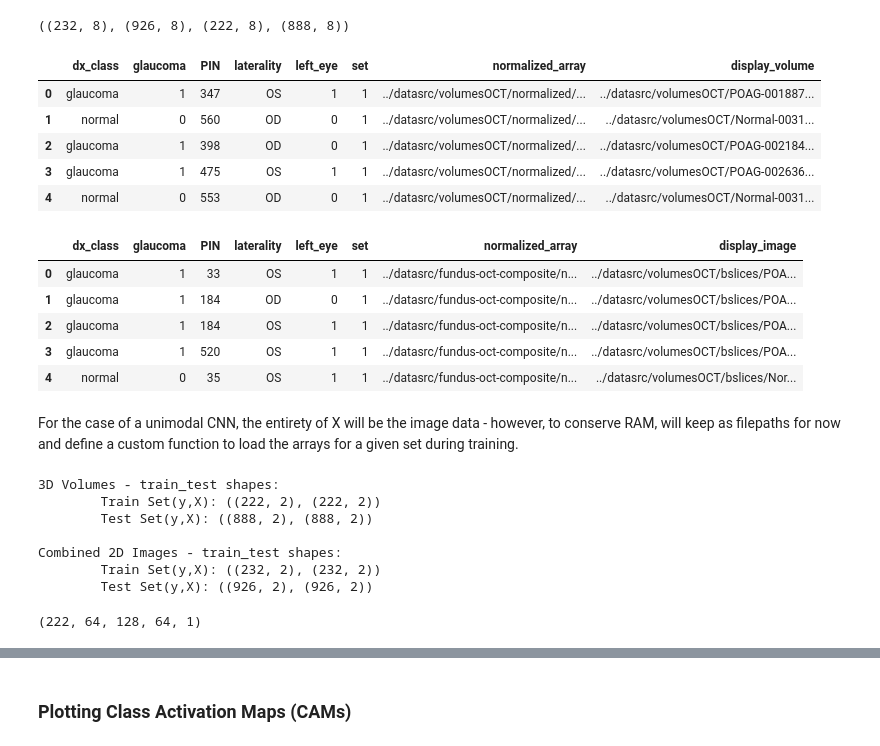
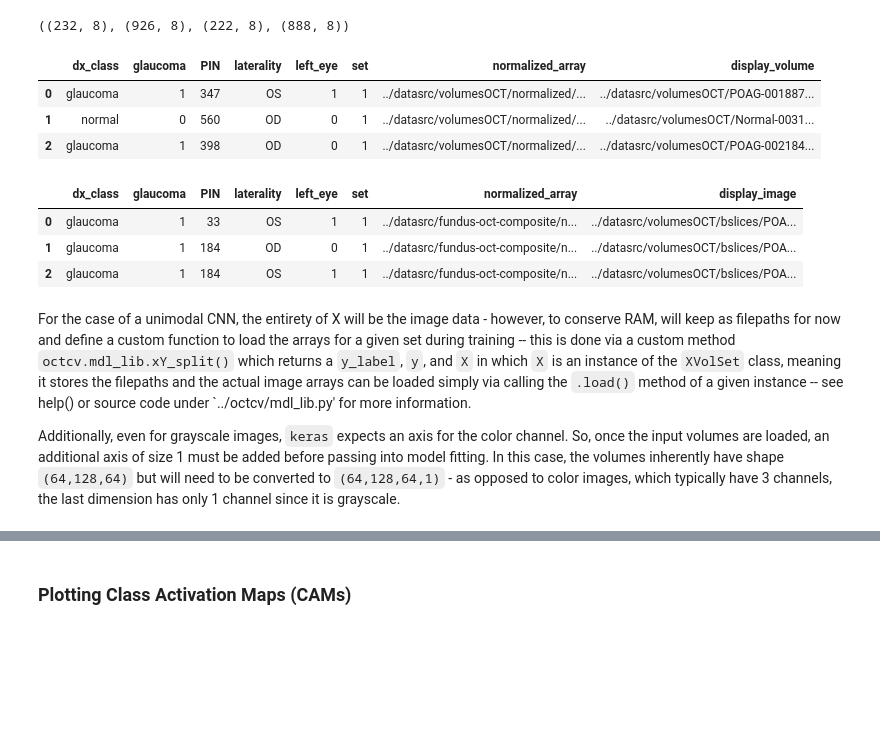
Before and after one commit to tbchuotmd/OCTCV, a Jupyter notebook: p5_Modeling/modeling.ipynb, the cells around one changed output, grey strips where cells are left out. Drawn from its saved outputs; the diff is of its cells as text; code cells hidden in the pictures; blank space fills up the shorter version.

Commit message:
moved custom functions to mdl_lib.py package and attempted an alternate architecture (ResNet-like).

```diff
--- a/p5_Modeling/modeling.ipynb
+++ b/p5_Modeling/modeling.ipynb
@@ -28,74 +31,20 @@ c_test.shape, c_train.shape, v_test.shape, v_train.shape
 # %% [output]
 ((232, 8), (926, 8), (222, 8), (888, 8))
 # %%
-v_train.head()
+v_train.head(3)
 # %% [output]
 |  | dx_class | glaucoma | PIN | laterality | left_eye | set | normalized_array | display_volume |
 | 0 | glaucoma | 1 | 347 | OS | 1 | 1 | ../datasrc/volumesOCT/normalized/... | ../datasrc/volumesOCT/POAG-001887... |
 | 1 | normal | 0 | 560 | OD | 0 | 1 | ../datasrc/volumesOCT/normalized/... | ../datasrc/volumesOCT/Normal-0031... |
 | 2 | glaucoma | 1 | 398 | OD | 0 | 1 | ../datasrc/volumesOCT/normalized/... | ../datasrc/volumesOCT/POAG-002184... |
-| 3 | glaucoma | 1 | 475 | OS | 1 | 1 | ../datasrc/volumesOCT/normalized/... | ../datasrc/volumesOCT/POAG-002636... |
-| 4 | normal | 0 | 553 | OD | 0 | 1 | ../datasrc/volumesOCT/normalized/... | ../datasrc/volumesOCT/Normal-0031... |
 # %%
-c_train.head()
+c_train.head(3)
 # %% [output]
 |  | dx_class | glaucoma | PIN | laterality | left_eye | set | normalized_array | display_image |
 | 0 | glaucoma | 1 | 33 | OS | 1 | 1 | ../datasrc/fundus-oct-composite/n... | ../datasrc/volumesOCT/bslices/POA... |
 | 1 | glaucoma | 1 | 184 | OD | 0 | 1 | ../datasrc/fundus-oct-composite/n... | ../datasrc/volumesOCT/bslices/POA... |
 | 2 | glaucoma | 1 | 184 | OS | 1 | 1 | ../datasrc/fundus-oct-composite/n... | ../datasrc/volumesOCT/bslices/POA... |
-| 3 | glaucoma | 1 | 520 | OS | 1 | 1 | ../datasrc/fundus-oct-composite/n... | ../datasrc/volumesOCT/bslices/POA... |
-| 4 | normal | 0 | 35 | OS | 1 | 1 | ../datasrc/fundus-oct-composite/n... | ../datasrc/volumesOCT/bslices/Nor... |
 # %% [markdown]
-For the case of a unimodal CNN, the entirety of X will be the image data - however, to conserve RAM, will keep as filepaths for now and define a custom function to load the arrays for a given set during training.
+For the case of a unimodal CNN, the entirety of X will be the image data - however, to conserve RAM, will keep as filepaths for now and define a custom function to load the arrays for a given set during training -- this is done via a custom method `octcv.mdl_lib.xY_split()` which returns a `y_label`, `y`, and `X` in which `X` is an instance of the `XVolSet` class, meaning it stores the filepaths and the actual image arrays can be loaded simply via calling the `.load()` method of a given instance -- see help() or source code under `../octcv/mdl_lib.py' for more information.
+
+Additionally, even for grayscale images, `keras` expects an axis for the color channel. So, once the input volumes are loaded, an additional axis of size 1 must be added before passing into model fitting.  In this case, the volumes inherently have shape `(64,128,64)` but will need to be converted to `(64,128,64,1)` - as opposed to color images, which typically have 3 channels, the last dimension has only 1 channel since it is grayscale.
-# %%
-def yX_split(df):
-    yvals = df.glaucoma.values
-    yinv =  (df.glaucoma - 1).abs().values
-    y = np.stack((yvals,yinv),axis=1)
-    disp_col = [ c for c in df.columns if c.startswith('display') ][0]
-    X_paths = df[['normalized_array',disp_col]]
-    return y,X_paths
-
-# Volume Dataset
-vy_test,vX_test_paths = yX_split(v_test)
-vy_train,vX_train_paths = yX_split(v_train)
-print(f"\n3D Volumes - train_test shapes:")
-print(f"\tTrain Set(y,X): {vy_test.shape,vX_test_paths.shape}")
-print(f"\tTest Set(y,X): {vy_train.shape,vX_train_paths.shape}")
-
-y_test,X_test_paths = yX_split(c_test)
-y_train,X_train_paths = yX_split(c_train)
-print(f"\nCombined 2D Images - train_test shapes:")
-print(f"\tTrain Set(y,X): {y_test.shape,X_test_paths.shape}")
-print(f"\tTest Set(y,X): {y_train.shape,X_train_paths.shape}\n")
-# %% [output]
-3D Volumes - train_test shapes:
-        Train Set(y,X): ((222, 2), (222, 2))
-        Test Set(y,X): ((888, 2), (888, 2))
-
-Combined 2D Images - train_test shapes:
-        Train Set(y,X): ((232, 2), (232, 2))
-        Test Set(y,X): ((926, 2), (926, 2))
-# %%
-def load_images(image_paths,normalized=True):
-    # shape: (N, 64, 128, 64)
-    nrows,ncols = np.array(image_paths).shape
-    if ncols == 2:
-        if type(image_paths)==pd.DataFrame:
-            # col_name = 'normalized_array' if normalized else [ c for c in image_paths.columns if c.startswith('display') ][0]
-            col_name = 'normalized_array'
-            xarrs = image_paths[col_name].apply(vizInputParser).values
-            xarrs = np.stack(xarrs,axis=0)
-        elif type(image_paths)==np.ndarray or type(image_paths)==list:
-            col_index = 0 if normalized else 1
-            xarrs = np.array([vizInputParser(path) for path in image_paths[:,col_index]]) # shape: (N, 64, 128, 64)
-    elif ncols == 1:
-        xarrs = np.array([vizInputParser(path) for path in image_path])
-
-    xarrs = xarrs[...,np.newaxis] # add channel dim → (N, 64, 128, 64, 1)
-    return xarrs
-
-# Preview shape of X
-load_images(vX_test_paths).shape
-# %% [output]
-(222, 64, 128, 64, 1)
```
Also changed, not shown: parts of 77 cells of this notebook, 1 other file.
